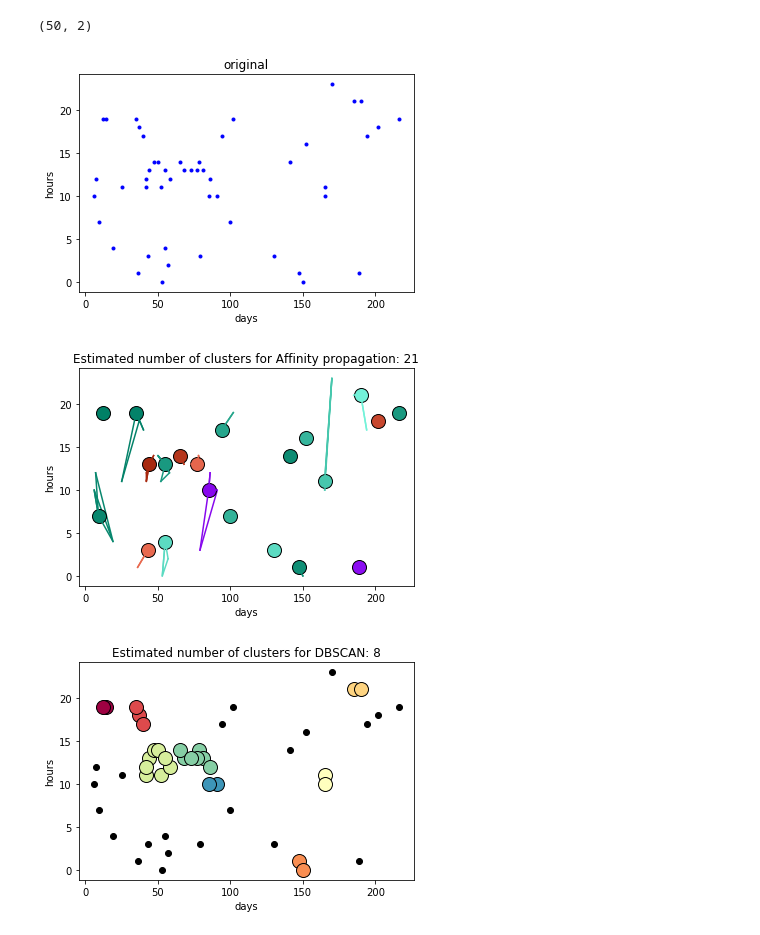
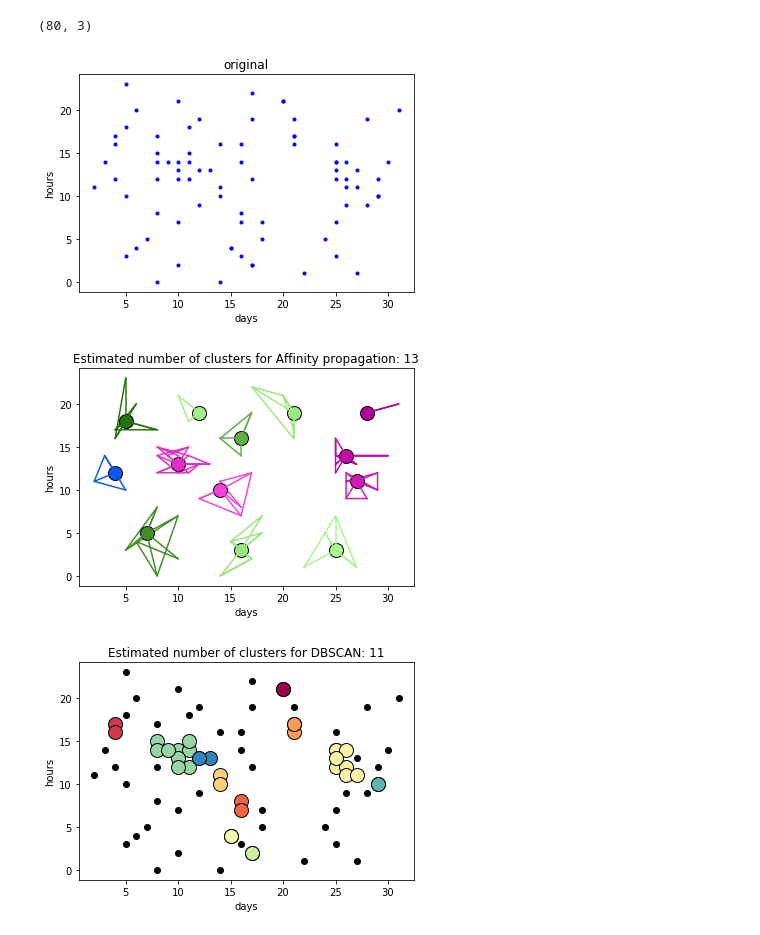
Before and after one commit to PFE1718/mycroft-habit-miner, a Jupyter notebook: Clustering.ipynb, the cells around one changed output. Saved outputs shown, nothing was run; the diff lists cells and outputs as text; code cells hidden in the pictures.

```diff
--- a/Clustering.ipynb
+++ b/Clustering.ipynb
@@ -184,26 +210,47 @@ def plot_DBSCAN(features,core_samples_mask_dbscan, labels_dbscan):
     plt.xlabel("days")
     plt.ylabel("hours")
     plt.show()
-# %%
-def process(nb_points):
-    #generate data
-    X = gen_dt(nb_points)
-    plot_original(X)
-    # Affinity propagation
-    cluster_centers_indices, labels = compute_AP(X)
-    plot_AP(X,cluster_centers_indices,labels)
-    # dbscan
-    core_samples_mask,labels = compute_DBSCAN(X)
-    plot_DBSCAN(X,core_samples_mask,labels)
+# %%
+def process(nb_points):
+    #generate data
+    X = gen_dt(nb_points)
+    X_cluster = X[:, [0, 1]]
+    plot_original(X_cluster)
+    # Affinity propagation
+    cluster_centers_indices, labels = compute_AP(X_cluster)
+    plot_AP(X_cluster,cluster_centers_indices,labels)
+    # dbscan
+    core_samples_mask,labels = compute_DBSCAN(X_cluster)
+    plot_DBSCAN(X_cluster,core_samples_mask,labels)
+    write_points(X,labels)
+
+    # Fit models
+
+# Compute Affinity Propagation
+def compute_AP(features):
+    af = AffinityPropagation(preference=-50,damping=0.9).fit(features)
+    cluster_centers_indices = af.cluster_centers_indices_
+    labels = af.labels_
+    return cluster_centers_indices, labels
+
+def compute_DBSCAN(features):
+    features = StandardScaler().fit_transform(features)
+    # #############################################################################
+    # Compute DBSCAN
+    db = DBSCAN(eps=0.2, min_samples=2).fit(features)
+    core_samples_mask = np.zeros_like(db.labels_, dtype=bool)
+    core_samples_mask[db.core_sample_indices_] = True
+    labels = db.labels_
+    return core_samples_mask, labels
 # %%
 # process affinity propagation and dbscan clustering methods for 120 points
-n_samples = 50
+n_samples = 80
 process(n_samples)
 # %% [output]
-(50, 2)
+(80, 3)
-[figure, old version]
+[figure, new version]
-[figure, old version]
+[figure, new version]
-[figure, old version]
+[figure, new version]
 # %%
 # process affinity propagation and dbscan clustering methods for 1200 points
 points = 300
```
Also changed, not shown: parts of 7 cells of this notebook.
